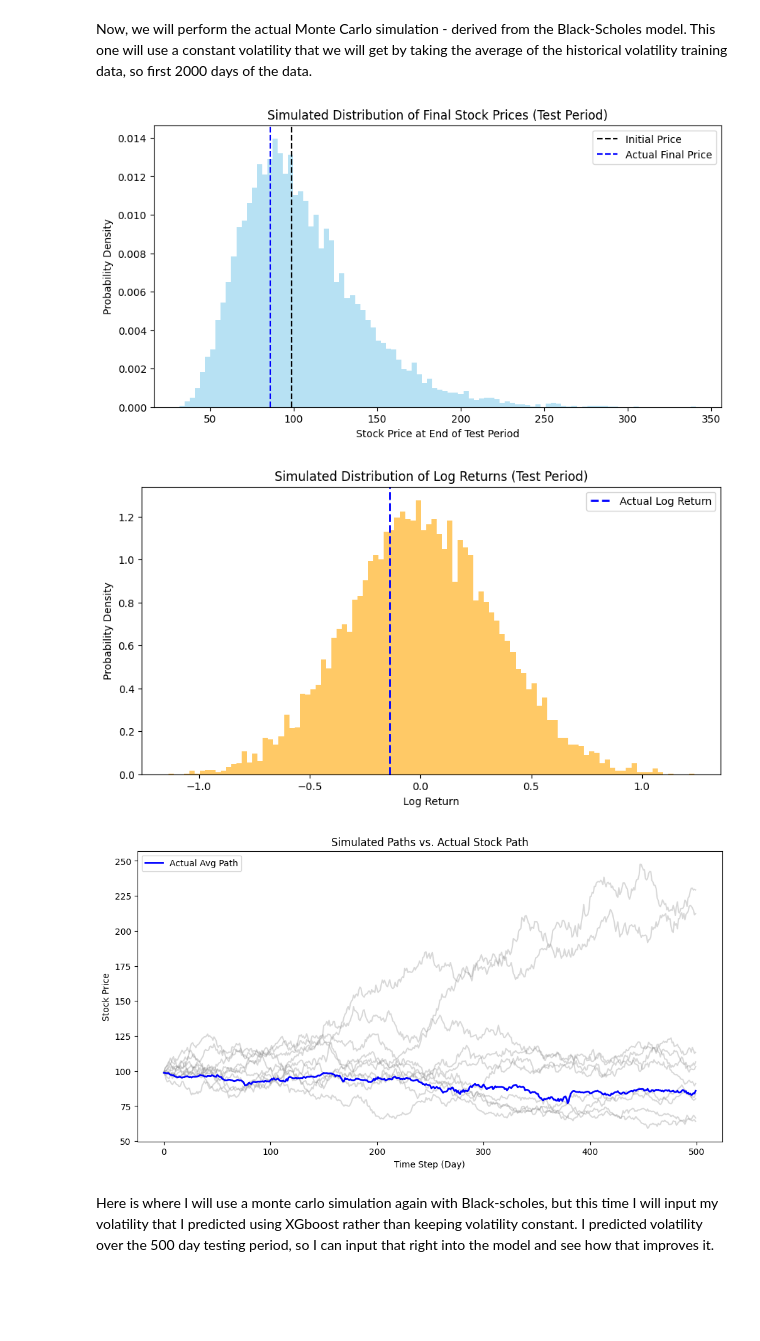
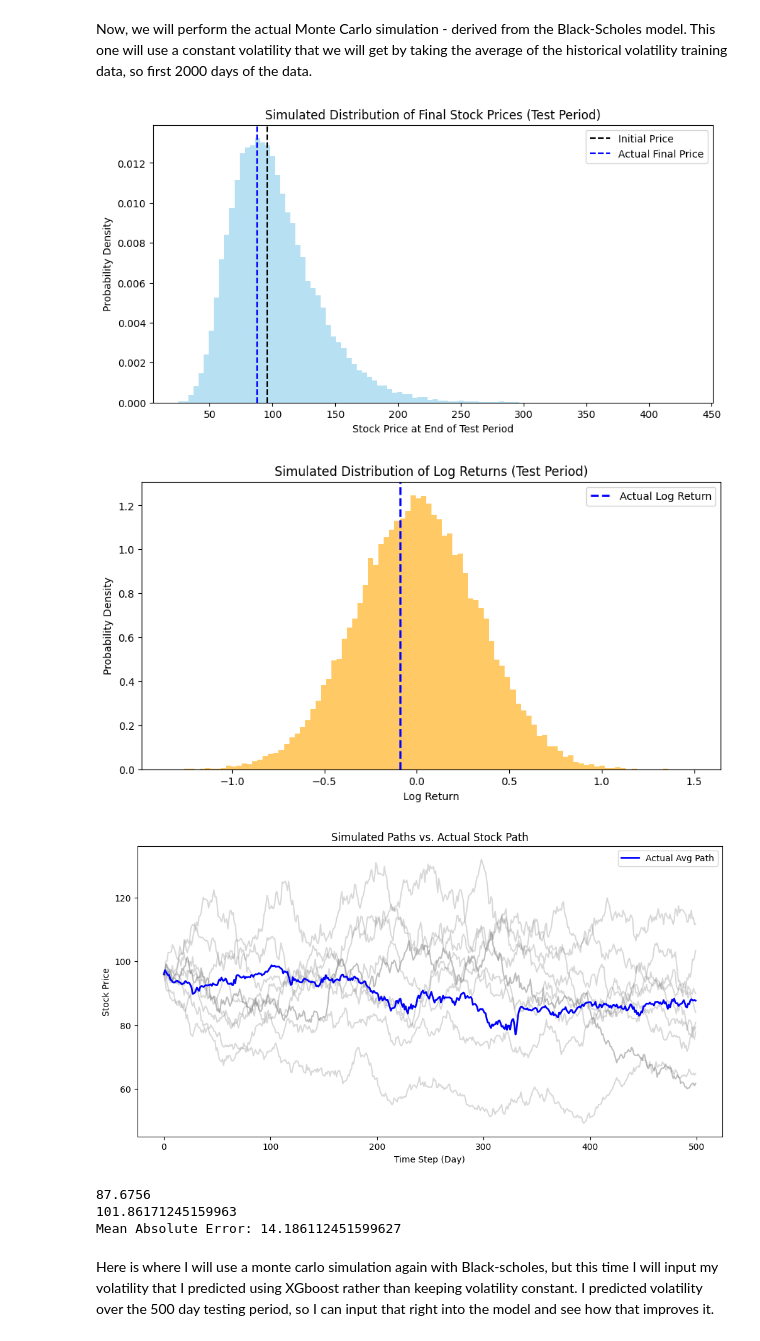
Before and after one commit to jjklug/Finance-and-Machine-Learning, a Jupyter notebook: MonteCarlo.ipynb, the cells around one changed output. Cells and saved outputs as stored; diff of their text form; code cells hidden in the pictures; blank space fills up the shorter version.

```diff
--- a/MonteCarlo.ipynb
+++ b/MonteCarlo.ipynb
@@ -119,3 +119,15 @@ def xgb_visualize():
 # 1st element of stockgrp on day 1998(1st day of test set) will be the stock price
 # the average of y_train will be sigma or our constant volatility
 # for the enhanced bs model we will need the predicted data to plug into the volatility
+# %%
+#stock price param will be the same for every simulation
+stock_price = np.mean(stockgrp.iloc[2047])  #day 1 price of our stock's averaged
+
+#also the below are used in every single simulation's plotting section and will be the same/only need to be calcualted once
+# Actual test path (avg of 18 stocks from day 2000 to end)
+actual_path = stockgrp.iloc[2047:].mean(axis=1).values
+# Actual final day prices of the 18 stocks
+actual_final_price = actual_path[-1]
+#actual log returns on the final day
+actual_log_return = np.log(actual_final_price / stock_price)
+print(f"day 1: ${stock_price:.2f}")
@@ -127,13 +141,12 @@ This one will use a constant volatility that we will get by taking the average o
 #simulated with a monte carlo simulation
 
 #start with initial parameters
-stock_price = np.mean(stockgrp.iloc[1998])  #day 1 price of our stock's averaged
 sigma = np.mean(y_train) #averaged out volatility from the training data - black-scholes doesnt know our test data
 mu = .03    #risk free rate - standard rate
 
 #time params
 T = 2   #time horizon in years
-num_simulations = 10000 #number of simulations or runs of the monte carlo
+num_simulations = 50000 #number of simulations or runs of the monte carlo
 num_steps = 500   #number of steps, but also just number of days in the datasets
 dt = T/num_steps    #dt plugs into formula
 #now for the simulations
@@ -152,51 +165,54 @@ for t in range(1, num_steps):
 final_prices = price_paths[:, -1]   #final path to be simulated
 log_returns = np.log(final_prices / stock_price)    #returns calculated from those prices
 # %%
-
-# Actual test path (avg of 18 stocks from day 2000 to end)
-actual_path = stockgrp.iloc[1998:].mean(axis=1).values[:num_steps]  # truncate to match length
-# Actual final day prices of the 18 stocks
-actual_final_prices = actual_path[-1]
-#actual log returns on the final day
-actual_log_return = np.log(actual_final_prices / stock_price)
-
 #visualize price distribution
 plt.figure(figsize=(10, 5))
 plt.hist(final_prices, bins=100, density=True, alpha=0.6, color='skyblue')
 plt.axvline(stock_price, color='black', linestyle='--', label='Initial Price')
-plt.axvline(actual_final_prices, color='blue', linestyle='--', label='Actual Final Price')
+plt.axvline(actual_final_price, color='blue', linestyle='--', label='Actual Final Price')
 plt.title("Simulated Distribution of Final Stock Prices (Test Period)")
 plt.xlabel("Stock Price at End of Test Period")
 plt.ylabel("Probability Density")
 plt.legend()
 plt.show()
 
 #visualize returns distribution
 plt.figure(figsize=(10, 5))
 plt.hist(log_returns, bins=100, density=True, alpha=0.6, color='orange')
 plt.axvline(actual_log_return, color='blue', linestyle='--', linewidth=2, label='Actual Log Return')
 plt.title("Simulated Distribution of Log Returns (Test Period)")
 plt.xlabel("Log Return")
 plt.ylabel("Probability Density")
 plt.legend()
 plt.show()
 
 # Plot a few simulated paths
 plt.figure(figsize=(12,6))
 for i in range(10):  # plot 10 simulations
     rand_num = np.random.randint(low=1,high=500)
     plt.plot(price_paths[-rand_num], color='gray', alpha=0.3)
 
 plt.plot(actual_path, color='blue', linewidth=2, label='Actual Avg Path')
+#plt.plot(price_paths[-1], color='orange', linewidth=2, label='Final Price Path')
 plt.title("Simulated Paths vs. Actual Stock Path")
 plt.xlabel("Time Step (Day)")
 plt.ylabel("Stock Price")
 plt.legend()
 plt.show()
+
+#get some metrics to compare closer
+#find error of each model between actual data's final price and simulated data's average of the final prices
+mae = np.abs(actual_final_price - np.mean(final_prices))
+print(actual_final_price)
+print(np.mean(final_prices))
+print(f"Mean Absolute Error: {mae}")
 # %% [output]
-[figure, old version]
+[figure, new version]
-[figure, old version]
+[figure, new version]
-[figure, old version]
+[figure, new version]
+87.6756
+101.86171245159963
+Mean Absolute Error: 14.186112451599627
 # %% [markdown]
 Here is where I will use a monte carlo simulation again with Black-scholes, but this time I will input my volatility that I predicted using XGboost rather than keeping volatility constant. I predicted volatility over the 500 day testing period, so I can input that right into the model and see how that improves it.
 # %%
```
Also changed, not shown: parts of 7 cells of this notebook.
